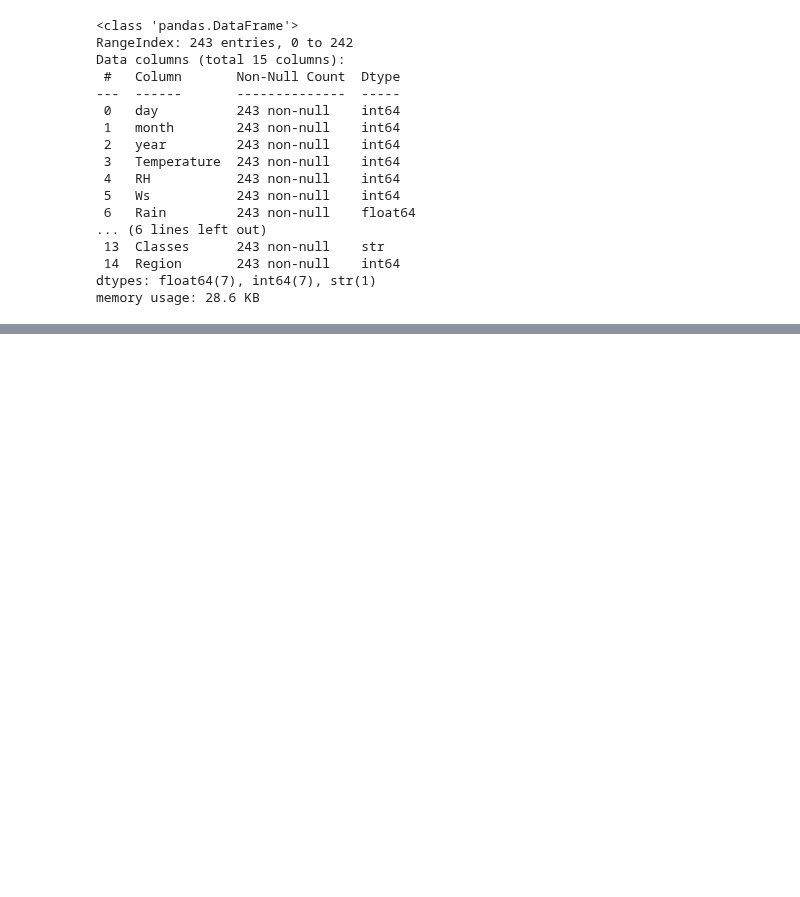
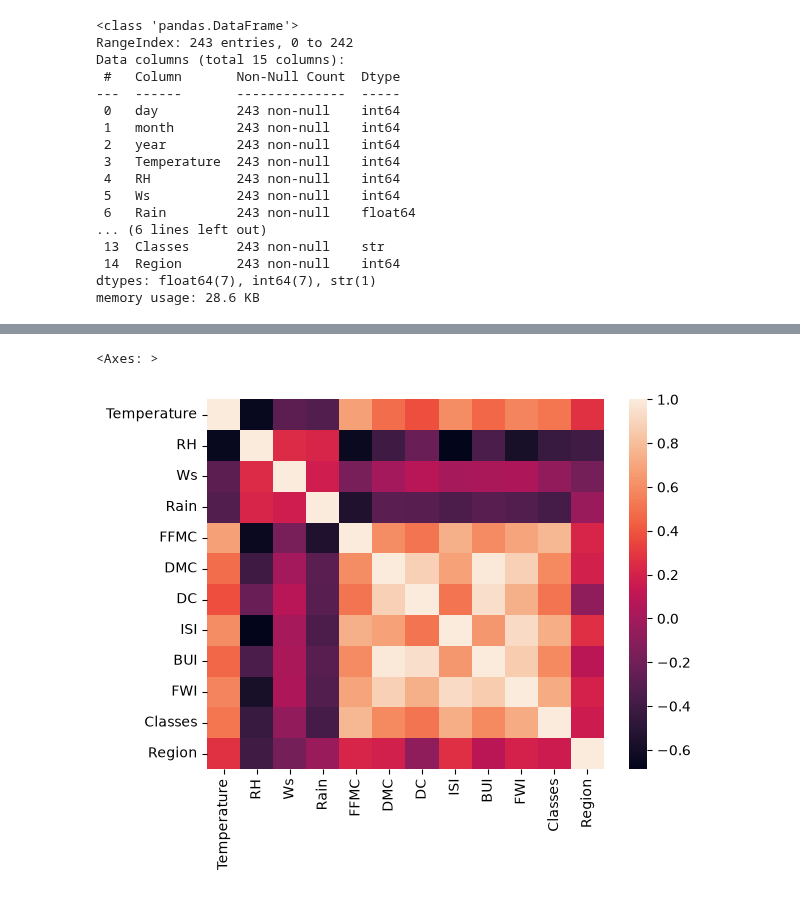
Before and after one commit to AKSHAY-CHOWDARY/AIML, a Jupyter notebook: Project Algerian Forest Fires/regression.ipynb, the cells around one changed output, grey strips where cells are left out. Cells and saved outputs as stored; diff of their text form; code cells hidden in the pictures; blank space fills up the shorter version.

```diff
--- a/Project Algerian Forest Fires/regression.ipynb
+++ b/Project Algerian Forest Fires/regression.ipynb
@@ -184,0 +282,5 @@ df.describe()
+# %%
+sns.heatmap(df_copy.corr())
+# %% [output]
+<Axes: >
+[figure, added]
```
Also changed, not shown: parts of 51 cells of this notebook, 1 other file.
